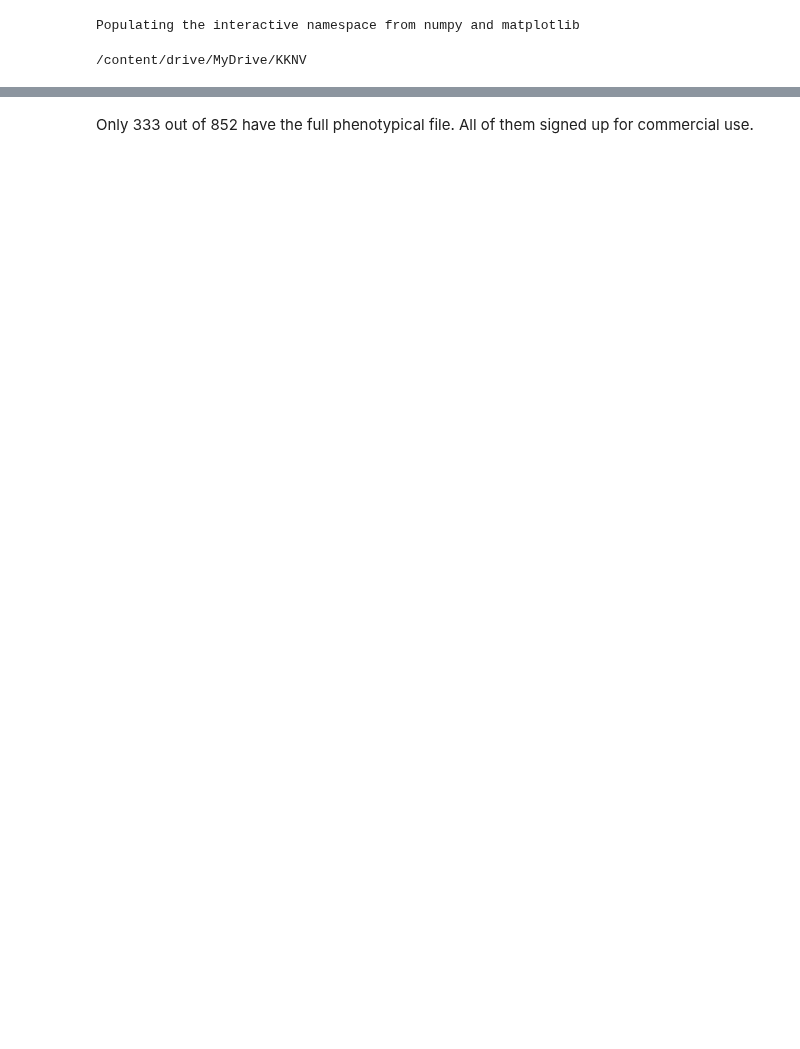
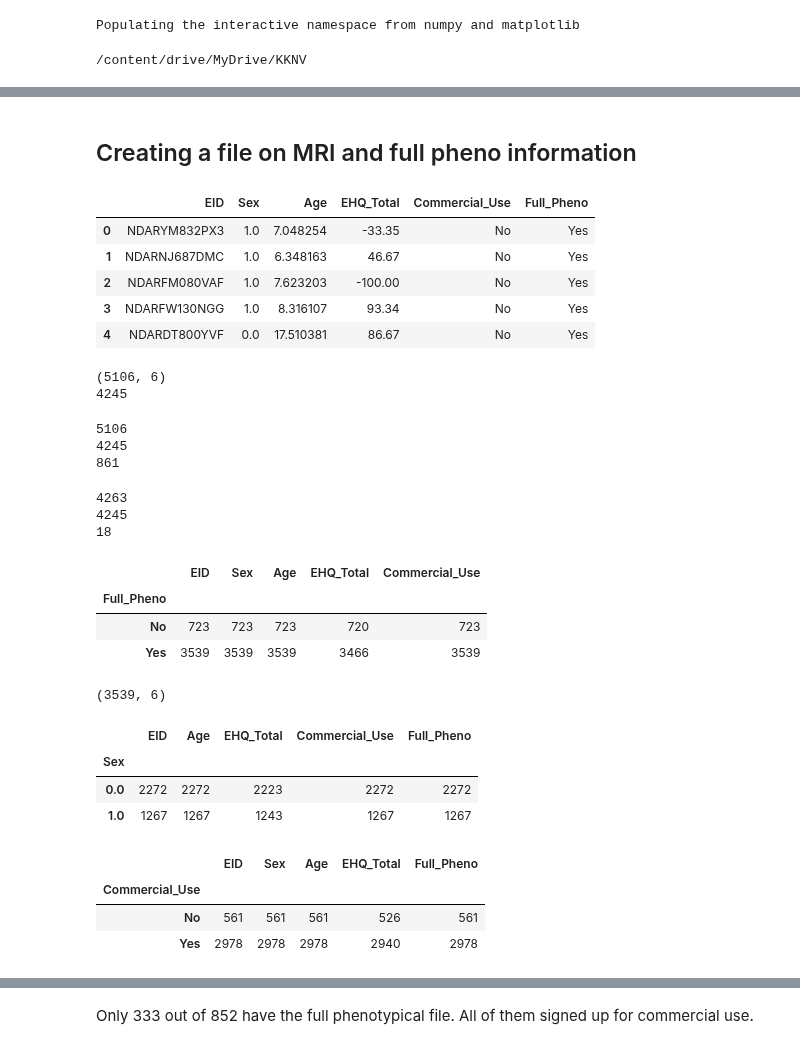
Before and after one commit to cristinarainich/Child-Mind-Institute-Project, a Jupyter notebook: Pheno_data.ipynb, the cells around one changed output, grey strips where cells are left out. Cells and saved outputs as stored; diff of their text form; code cells hidden in the pictures; blank space fills up the shorter version.

```diff
--- a/Pheno_data.ipynb
+++ b/Pheno_data.ipynb
@@ -28,0 +89,2 @@ CMIHBN_pheno_R8.csv  Pheno.csv  Query1.csv
+# %% [markdown]
+## Creating a file on MRI and full pheno information
@@ -28,0 +97,31 @@ CMIHBN_pheno_R8.csv  Pheno.csv  Query1.csv
+# %%
+fullpheno.head()
+# %% [output]
+|  | EID | Sex | Age | EHQ_Total | Commercial_Use | Full_Pheno |
+| 0 | NDARYM832PX3 | 1.0 | 7.048254 | -33.35 | No | Yes |
+| 1 | NDARNJ687DMC | 1.0 | 6.348163 | 46.67 | No | Yes |
+| 2 | NDARFM080VAF | 1.0 | 7.623203 | -100.00 | No | Yes |
+| 3 | NDARFW130NGG | 1.0 | 8.316107 | 93.34 | No | Yes |
+| 4 | NDARDT800YVF | 0.0 | 17.510381 | 86.67 | No | Yes |
+# %%
+print(fullpheno.shape)
+print(len(fullpheno.EID.unique()))
+# there are some identifiers that are repeated in the table
+# %% [output]
+(5106, 6)
+4245
+# %%
+unique = []
+repetition = []
+for i in fullpheno.EID.values:
+  if i not in unique:
+    unique.append(i)
+  else:
+    repetition.append(i)
+print(fullpheno.shape[0])
+print(len(unique))
+print(len(repetition))
+# %% [output]
+5106
+4245
+861
@@ -28,0 +130,43 @@ CMIHBN_pheno_R8.csv  Pheno.csv  Query1.csv
+# %%
+unique = []
+repetition = []
+for i in full_no_doubles.EID.values:
+  if i not in unique:
+    unique.append(i)
+  else:
+    repetition.append(i)
+print(full_no_doubles.shape[0])
+print(len(unique))
+print(len(repetition))
+# still there is some repetition but let's see whether something disappears when we clean data
+# %% [output]
+4263
+4245
+18
+# %%
+full_no_doubles.groupby(['Full_Pheno']).count()
+# %% [output]
+|  | EID | Sex | Age | EHQ_Total | Commercial_Use |
+| Full_Pheno |  |  |  |  |  |
+| No | 723 | 723 | 723 | 720 | 723 |
+| Yes | 3539 | 3539 | 3539 | 3466 | 3539 |
+# %%
+pheno_mri = full_no_doubles[full_no_doubles['Full_Pheno'] == 'Yes']
+print(pheno_mri.shape)
+# %% [output]
+(3539, 6)
+# %%
+pheno_mri.groupby(['Sex']).count()
+# Sex 1 - female, 0 - male
+# %% [output]
+|  | EID | Age | EHQ_Total | Commercial_Use | Full_Pheno |
+| Sex |  |  |  |  |  |
+| 0.0 | 2272 | 2272 | 2223 | 2272 | 2272 |
+| 1.0 | 1267 | 1267 | 1243 | 1267 | 1267 |
+# %%
+pheno_mri.groupby(['Commercial_Use']).count()
+# %% [output]
+|  | EID | Sex | Age | EHQ_Total | Full_Pheno |
+| Commercial_Use |  |  |  |  |  |
+| No | 561 | 561 | 561 | 526 | 561 |
+| Yes | 2978 | 2978 | 2978 | 2940 | 2978 |
```
Also changed, not shown: parts of 50 cells of this notebook.
